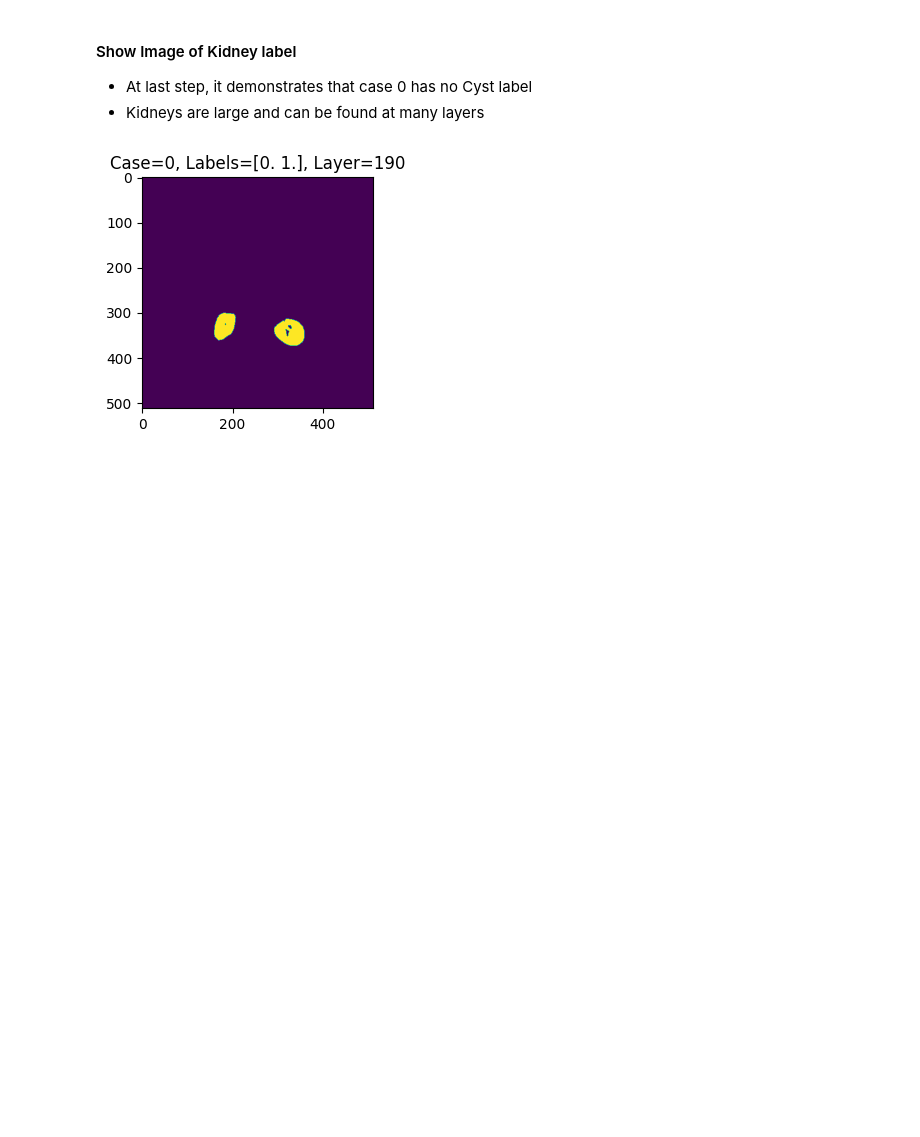
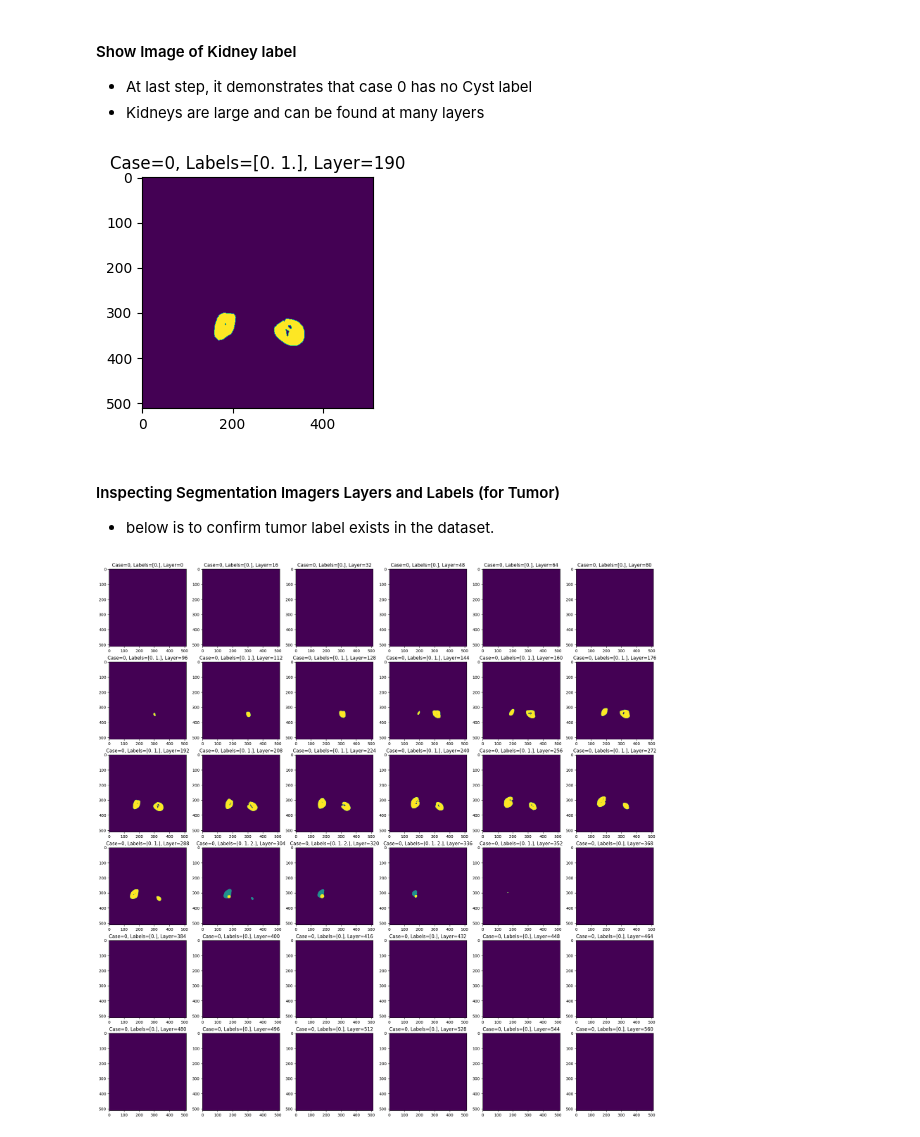
Before and after one commit to Gab-Gotsis/kidney-identification-unet3D, a Jupyter notebook: main_notebook.ipynb, the cells around one changed output. Cells and saved outputs as stored; diff of their text form; code cells hidden in the pictures; blank space fills up the shorter version.

```diff
--- a/main_notebook.ipynb
+++ b/main_notebook.ipynb
@@ -34,3 +33,7 @@ Requirement already satisfied: protobuf>=3.20.2 in /usr/local/lib/python3.10/dis
+# %%
+base_dir = "./"
+raw_dataset_dir = "dataset/"
+transformed_dataset_dir_path = "dataset/affine_transformed/"
 # %% [markdown]
 ## Dataset folder setup check
 - below is to check if dataset folder and preprocessed dataset folder exists
@@ -58,12 +63,12 @@ dataset folder exists, OK
 -- the view of dataset (visualisation of dataset)
 -- pre-process / transform the dataset (to smaller sze)
 # %%
-train_images_path = os.path.join(dataset_dir_path,'case_00???/imaging.nii.gz')
-segmentation_images_path = os.path.join(dataset_dir_path,'case_00???/segmentation.nii.gz')
-train_images = sorted(glob(train_images_path))
-segmentation_images = sorted(glob(segmentation_images_path))
+raw_train_images_path = os.path.join(raw_dataset_dir,'case_00???/imaging.nii.gz')
+raw_segmentation_images_path = os.path.join(raw_dataset_dir,'case_00???/segmentation.nii.gz')
+raw_train_images = sorted(glob(raw_train_images_path))
+raw_segmentation_images = sorted(glob(raw_segmentation_images_path))
 
-if len(train_images) > 2 and len(segmentation_images) > 2:
+if len(raw_train_images) > 2 and len(raw_segmentation_images) > 2:
     print("data exists, OK")
 else:
     raise Exception("No data is found at dataset folder {} or segmentation folder {}".format(train_images_path,segmentation_images_path))
@@ -85,13 +90,15 @@ data exists, OK
 # %%
 case_index = 0
 case_index2 = 2
-img_path = train_images[case_index]
-img = nib.load(img_path).get_fdata()
-print("index={}, path= {} \n shape of image = {} with type {}"
+img_path = raw_train_images[case_index]
+img_loader = nib.load(img_path)
+img = img_loader.get_fdata()
+print("index={}, path= {} \n shape of image = {} with type {}\n"
       .format(case_index, img_path, img.shape, type(img)))
 
-img_path2 = train_images[case_index2]
-img2 = nib.load(img_path2).get_fdata()
+img_path2 = raw_train_images[case_index2]
+img2_loader = nib.load(img_path2)
+img2 = img2_loader.get_fdata()
 print("index={}, path= {} \n shape of image = {} with type {}"
       .format(case_index2, img_path, img2.shape, type(img2)))
 # %% [output]
@@ -123,9 +131,9 @@ plt.show()
 - As below is to view 3D Images in planer view, it could fail to show label that is only appears at few layers.
 - Numpy unique is used to check clasess/labels.
 # %%
-seg_img_path= segmentation_images[case_index]
+seg_img_path= raw_segmentation_images[case_index]
 seg_img = nib.load(seg_img_path).get_fdata()
-seg_img_path2= segmentation_images[case_index2]
+seg_img_path2= raw_segmentation_images[case_index2]
 seg_img2 = nib.load(seg_img_path2).get_fdata()
 print("index={} shape of image = {} with type {}".format(case_index, seg_img.shape, type(seg_img)))
 print("index={} shape of image = {} with type {}".format(case_index2, seg_img2.shape, type(seg_img2)))
@@ -164,3 +175,16 @@ axes.set_title(f"Case={case_index}, Labels={np.unique(seg_img[190,:,:])}, Layer=
 plt.show()
 # %% [output]
 [figure]
+# %% [markdown]
+#### Inspecting Segmentation Imagers Layers and Labels (for Tumor)
+- below is to confirm tumor label exists in the dataset.
+# %%
+plt.style.use('default')
+fig, axes = plt.subplots(square_num,square_num, figsize=(25,25))
+for i, ax in enumerate(axes.reshape(-1)):
+    this_layer = i*factor
+    ax.title.set_text(f"Case={case_index}, Labels={np.unique(seg_img[this_layer,:,:])}, Layer={this_layer}")
+    ax.imshow(seg_img[i*factor,:,:])
+plt.show()
+# %% [output]
+[figure, added]
```
Also changed, not shown: parts of 39 cells of this notebook, 6 other files.
